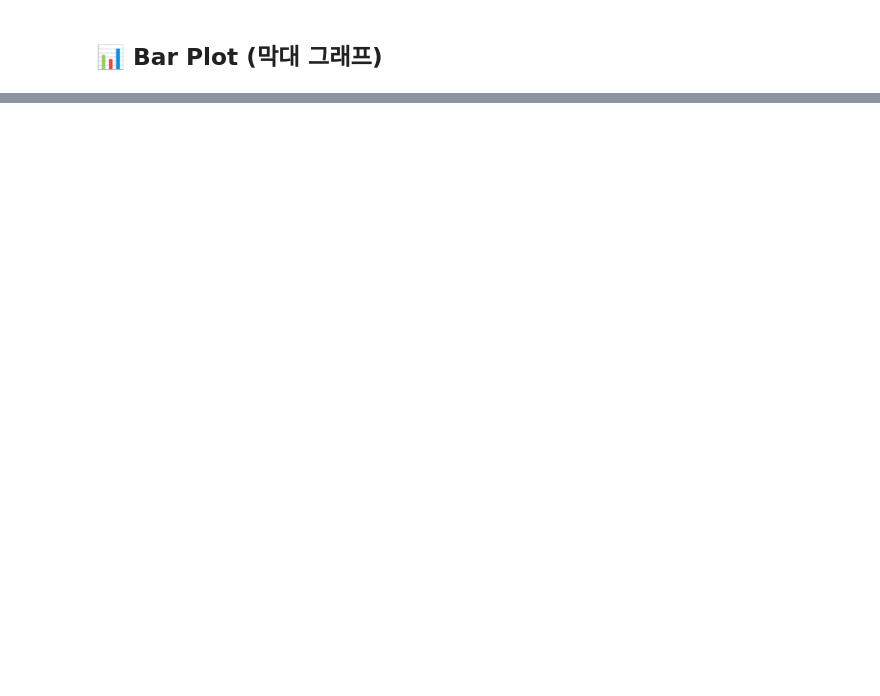
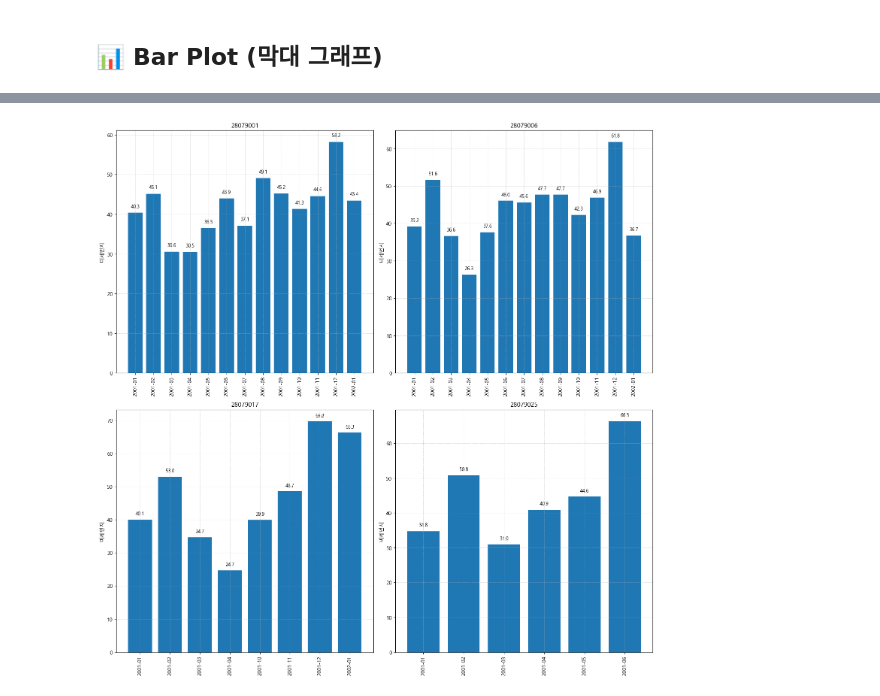
Before and after one commit to LucisObscu/becoming-clear, a Jupyter notebook: matplotlib/기본 통계 분석 시각화/2.bar plot(막대 그래프).ipynb, the cells around one changed output, grey strips where cells are left out. Saved outputs shown, nothing was run; the diff lists cells and outputs as text; code cells hidden in the pictures; blank space fills up the shorter version.

```diff
--- a/matplotlib/기본 통계 분석 시각화/2.bar plot(막대 그래프).ipynb
+++ b/matplotlib/기본 통계 분석 시각화/2.bar plot(막대 그래프).ipynb
@@ -30,3 +32,3 @@ df
-# %%
-x = df['year_month']
-y = df['PM10']
+# %%
+station_pm10_means = df.groupby('station').mean('PM10').sort_values('PM10',ascending=False).reset_index()
+station_pm10_means.head()
@@ -32,0 +42,3 @@ y = df['PM10']
+# %%
+top4_mp10_stations = station_pm10_means['station'].iloc[:4]
+top4_mp10_stations
@@ -32,0 +51,6 @@ y = df['PM10']
+# %%
+view_datas = [
+    {'label':label,'x':df_group.sort_values('year_month').reset_index()['year_month'] ,'y':df_group.sort_values('year_month').reset_index()['PM10']}
+    for label,df_group in df.loc[df['station'].isin(top4_mp10_stations)].groupby('station')
+]
+view_datas
@@ -32,0 +75,18 @@ y = df['PM10']
+# %%
+fig, axes = plt.subplots(2, 2, figsize=(15, 15))
+axes = axes.flatten()
+for ax, one in zip(axes, view_datas):
+    x = one['x']
+    y = one['y']
+    label = one['label']
+    ax.bar(x, y)
+    for i in range(len(x)):
+        ax.text(x[i], y[i] + 1, f'{y[i]:.1f}', ha='center', va='bottom', fontsize=9)
+    ax.set_title(label)
+    ax.set_ylabel('미세먼지')
+    ax.grid(True, linestyle='--', linewidth=0.5, alpha=0.7)
+    ax.set_xticklabels(x, rotation=90)
+plt.tight_layout()
+plt.show()
+# %% [output]
+[figure, added]
```
Also changed, not shown: parts of 4 cells of this notebook, 1 other file.
